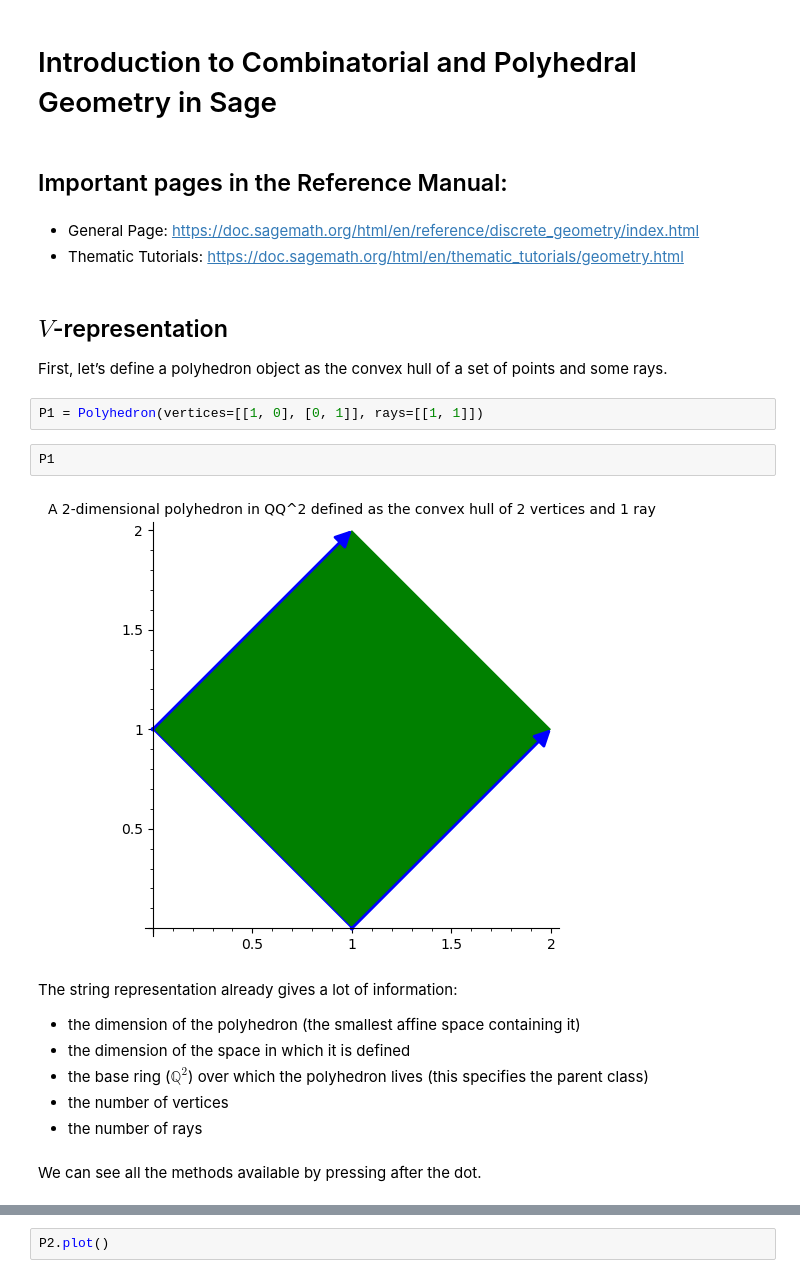
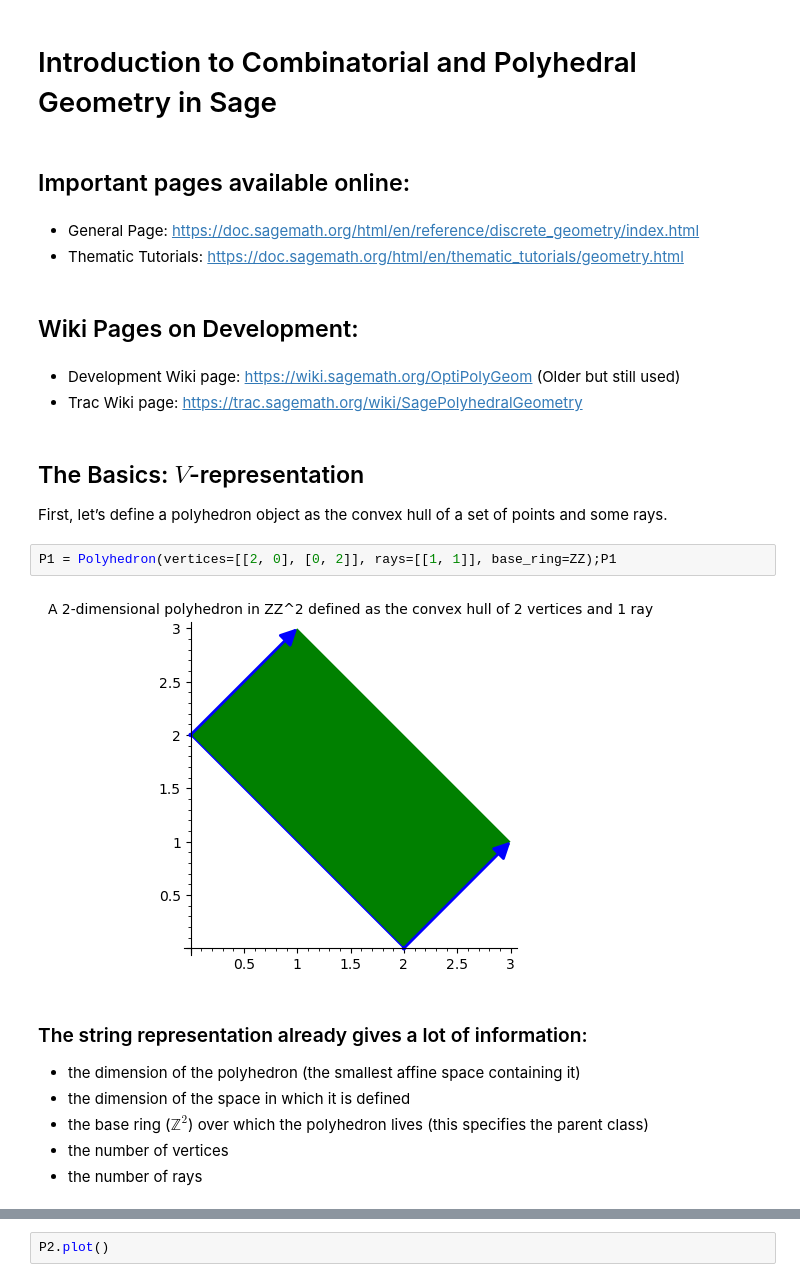
Before and after one commit to jplab/SageDays109, a Jupyter notebook: PolyhedralGeometry.ipynb, the cells around one changed output, grey strips where cells are left out. Saved outputs shown, nothing was run; the diff lists cells and outputs as text.

```diff
--- a/PolyhedralGeometry.ipynb
+++ b/PolyhedralGeometry.ipynb
@@ -1,27 +1,28 @@
 # %% [markdown]
 # Introduction to Combinatorial and Polyhedral Geometry in Sage
 # %% [markdown]
-## Important pages in the Reference Manual:
+## Important pages available online:
 # %% [markdown]
 - General Page: https://doc.sagemath.org/html/en/reference/discrete_geometry/index.html
 - Thematic Tutorials: https://doc.sagemath.org/html/en/thematic_tutorials/geometry.html
+# %% [markdown]
+## Wiki Pages on Development:
+# %% [markdown]
+- Development Wiki page: https://wiki.sagemath.org/OptiPolyGeom    (Older but still used)
+- Trac Wiki page: https://trac.sagemath.org/wiki/SagePolyhedralGeometry
 # %% [markdown]
-## $V$-representation
+## The Basics: $V$-representation
 
 First, let’s define a polyhedron object as the convex hull of a set of points and some rays.
 # %%
-P1 = Polyhedron(vertices=[[1, 0], [0, 1]], rays=[[1, 1]])
+P1 = Polyhedron(vertices=[[2, 0], [0, 2]], rays=[[1, 1]], base_ring=ZZ);P1
+# %% [output]
+[figure, added]
-# %%
-P1
-# %% [output]
-[figure, removed]
 # %% [markdown]
-The string representation already gives a lot of information:
+### The string representation already gives a lot of information:
 
 * the dimension of the polyhedron (the smallest affine space containing it)
 * the dimension of the space in which it is defined
-* the base ring ($\mathbb{Q}^2$) over which the polyhedron lives (this specifies the parent class)
+* the base ring ($\mathbb{Z}^2$) over which the polyhedron lives (this specifies the parent class)
 * the number of vertices
 * the number of rays
-# %% [markdown]
-We can see all the methods available by pressing <tab> after the dot.
```
Also changed, not shown: parts of 101 cells of this notebook, 1 other file.
